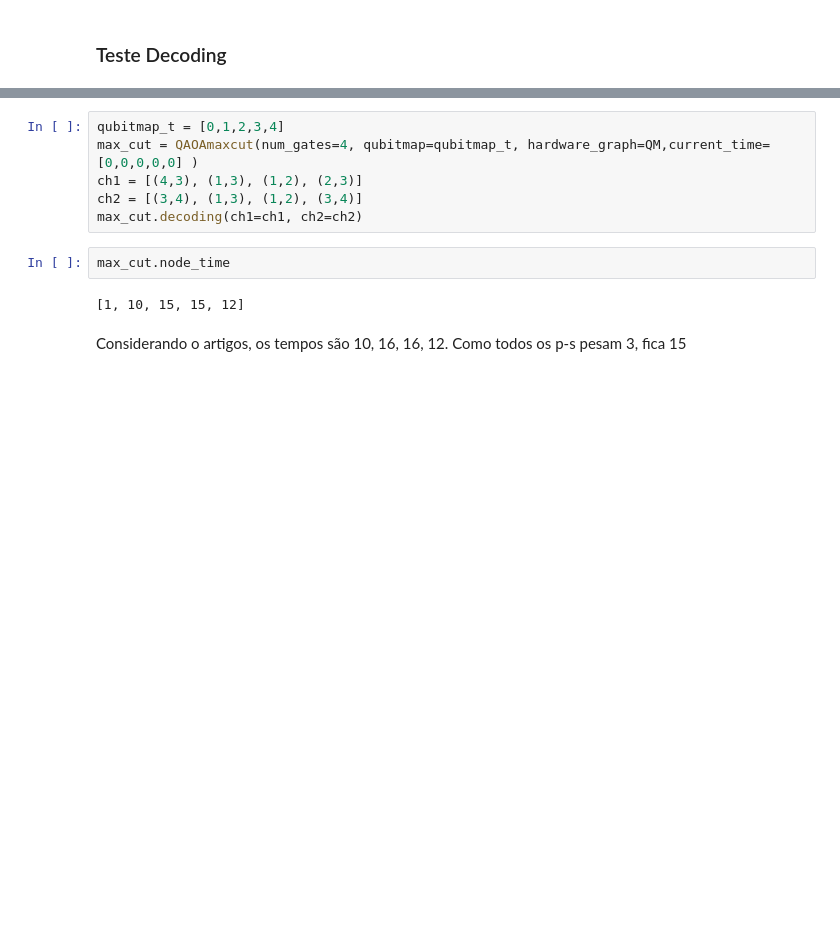
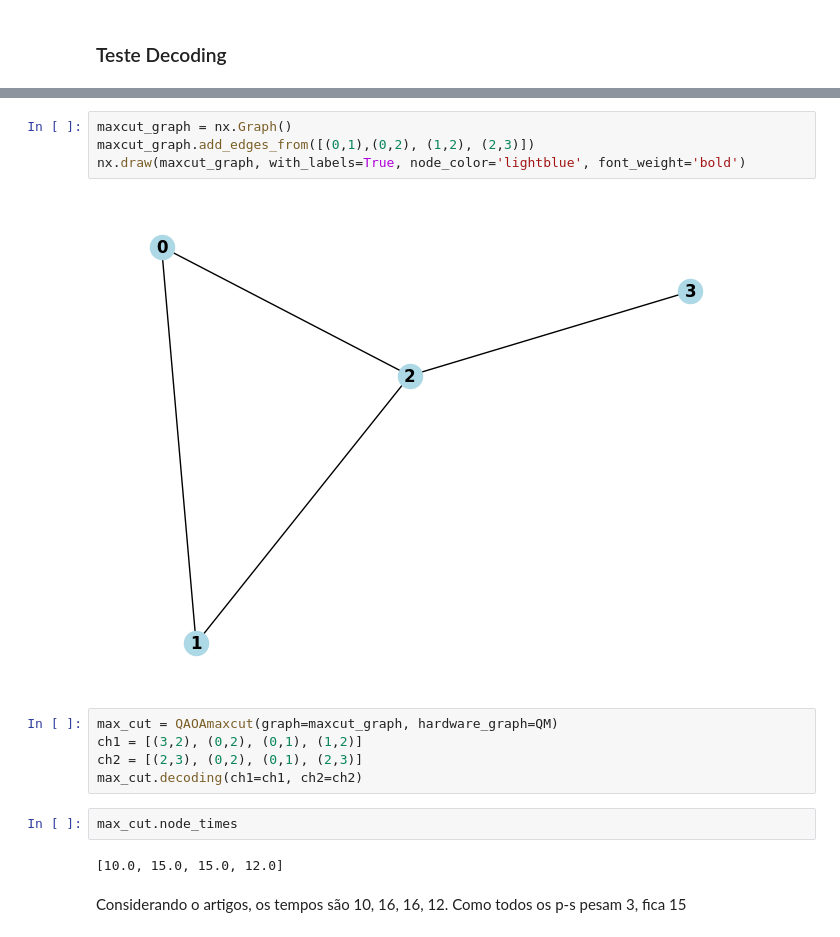
Before and after one commit to thiagom123/qbitmap, a Jupyter notebook: testDecoding.ipynb, the cells around one changed output, grey strips where cells are left out. Cells and saved outputs as stored; diff of their text form; blank space fills up the shorter version.

```diff
--- a/testDecoding.ipynb
+++ b/testDecoding.ipynb
@@ -73,12 +69,17 @@ nx.draw(QM, with_labels=True, node_color='lightblue', font_weight='bold')
-# %%
-qubitmap_t = [0,1,2,3,4]
-max_cut = QAOAmaxcut(num_gates=4, qubitmap=qubitmap_t, hardware_graph=QM,current_time=[0,0,0,0,0] )
-ch1 = [(4,3), (1,3), (1,2), (2,3)]
-ch2 = [(3,4), (1,3), (1,2), (3,4)]
-max_cut.decoding(ch1=ch1, ch2=ch2)
+# %%
+maxcut_graph = nx.Graph()
+maxcut_graph.add_edges_from([(0,1),(0,2), (1,2), (2,3)])
+nx.draw(maxcut_graph, with_labels=True, node_color='lightblue', font_weight='bold')
+# %% [output]
+[figure, added]
+# %%
+max_cut = QAOAmaxcut(graph=maxcut_graph, hardware_graph=QM)
+ch1 = [(3,2), (0,2), (0,1), (1,2)]
+ch2 = [(2,3), (0,2), (0,1), (2,3)]
+max_cut.decoding(ch1=ch1, ch2=ch2)
 # %%
-max_cut.node_time
+max_cut.node_times
 # %% [output]
-[1, 10, 15, 15, 12]
+[10.0, 15.0, 15.0, 12.0]
 # %% [markdown]
 Considerando o artigos, os tempos são 10, 16, 16, 12. Como todos os p-s pesam 3, fica 15
```
Also changed, not shown: parts of 4 cells of this notebook, 6 other files.
